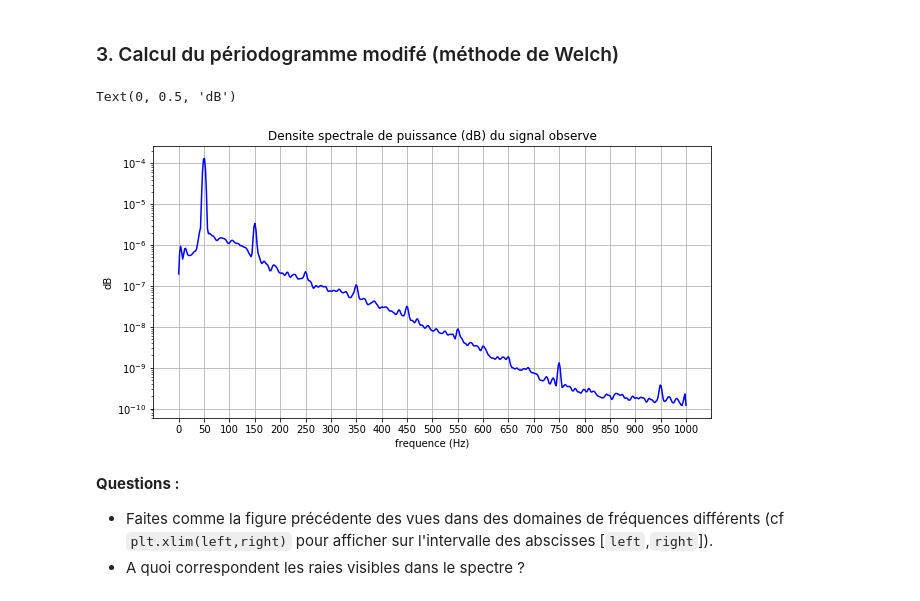
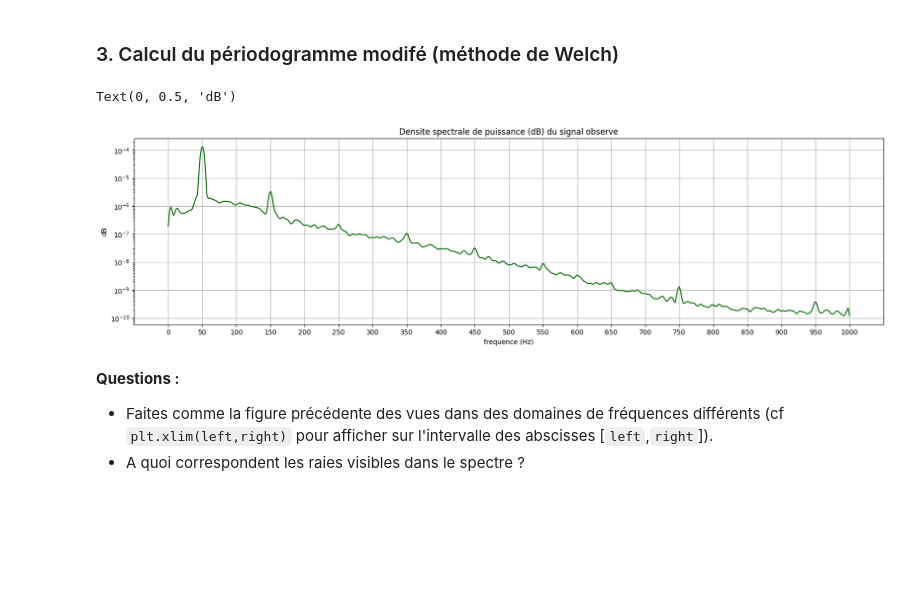
Before and after one commit to fchatelain/ExemplesFLO, a Jupyter notebook: BE1/BE1_Wiener_template.ipynb, the cells around one changed output. Saved outputs shown, nothing was run; the diff lists cells and outputs as text; code cells hidden in the pictures; blank space fills up the shorter version.

Commit message:
fix plots + typo

```diff
--- a/BE1/BE1_Wiener_template.ipynb
+++ b/BE1/BE1_Wiener_template.ipynb
@@ -141,26 +141,26 @@ plt.tight_layout()
 # %%
 Nblocks = 512   # Taille des blocs pour lesquels on calcule la FFT
 rec = int(3 * Nblocks /4) # Recouvrement de 75% entre blocs
 
 hann_win = hann(Nblocks, True) # Fenetre de Hanning
 
 # On estime le spectre sur Nblocks+1 points, i.e. avec une resolution
 # spectrale de Fe / (2 * Nblocks)
 [freq, dspy] = welch(sig_y, Fe,
                      window=hann_win,
                      noverlap=rec, nfft=2*Nblocks)
 
-plt.figure(figsize = (10, 5))
+plt.figure(figsize = (20, 5))
 plt.grid()
 # On représente la magnitude en dB dans le domaine spectral
-plt.semilogy(freq, dspy, 'b-')
+plt.semilogy(freq, dspy, '-', color='darkgreen')
 plt.xticks(np.arange(0, 1001, 50))
 plt.title("Densite spectrale de puissance (dB) du signal observe")
 plt.xlabel("frequence (Hz)")
 plt.ylabel("dB")
 # %% [output]
 Text(0, 0.5, 'dB')
-[figure, old version]
+[figure, new version]
 # %% [markdown]
 
 
```
Also changed, not shown: parts of 9 cells of this notebook.
